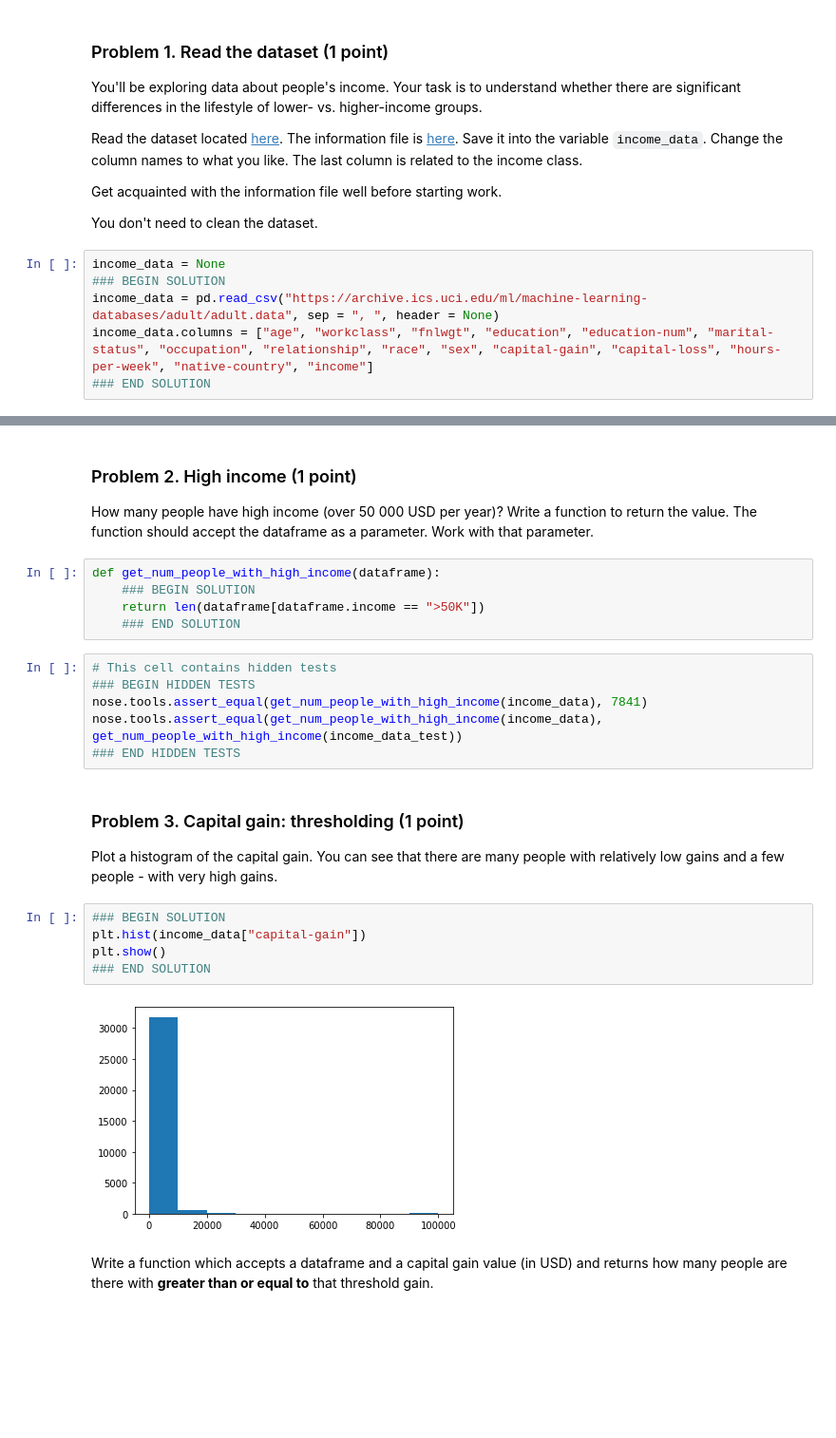
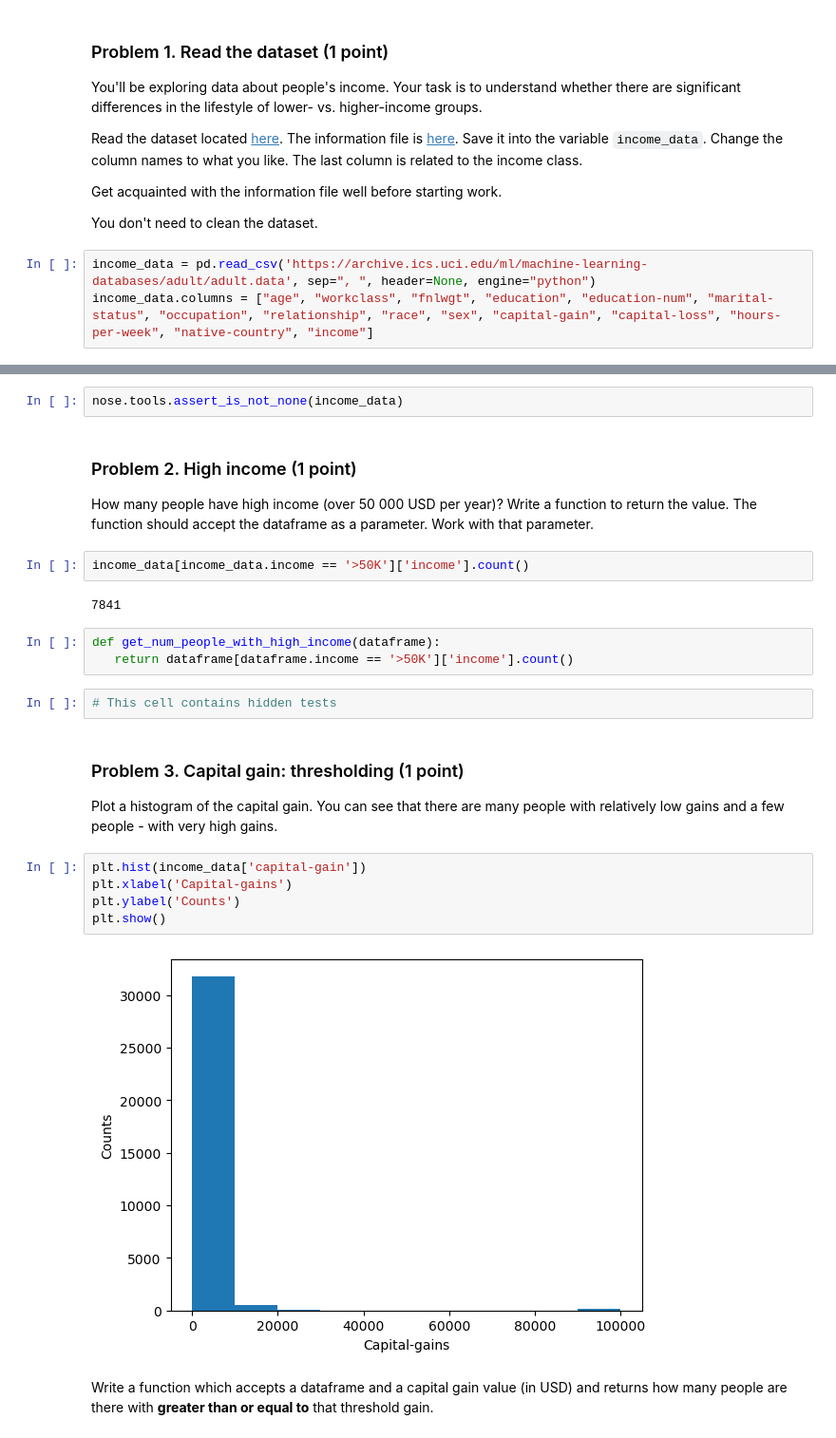
Before and after one commit to stilyan91/Data-Science-Softuni, a Jupyter notebook: 03.Data-Visualization-Explotary-Data-Analisys/Data Visualization and EDA Lab.ipynb, the cells around one changed output, grey strips where cells are left out. Shown: that part at 95% size. Drawn from its saved outputs; the diff is of its cells as text; blank space fills up the shorter version.

Commit message:
Lab for Data Visualization and EDA

```diff
--- a/03.Data-Visualization-Explotary-Data-Analisys/Data Visualization and EDA Lab.ipynb
+++ b/03.Data-Visualization-Explotary-Data-Analisys/Data Visualization and EDA Lab.ipynb
@@ -18,8 +18,5 @@ Get acquainted with the information file well before starting work.
 
 You don't need to clean the dataset.
 # %%
-income_data = None
-### BEGIN SOLUTION
-income_data = pd.read_csv("https://archive.ics.uci.edu/ml/machine-learning-databases/adult/adult.data", sep = ", ", header = None)
+income_data = pd.read_csv('https://archive.ics.uci.edu/ml/machine-learning-databases/adult/adult.data', sep=", ", header=None, engine="python")
 income_data.columns = ["age", "workclass", "fnlwgt", "education", "education-num", "marital-status", "occupation", "relationship", "race", "sex", "capital-gain", "capital-loss", "hours-per-week", "native-country", "income"]
-### END SOLUTION
@@ -34,26 +39,26 @@ nose.tools.assert_equal(income_data.shape, income_data_test.shape)
+# %%
+nose.tools.assert_is_not_none(income_data)
 # %% [markdown]
 ### Problem 2. High income (1 point)
 How many people have high income (over 50 000 USD per year)? Write a function to return the value. The function should accept the dataframe as a parameter. Work with that parameter.
+# %%
+income_data[income_data.income == '>50K']['income'].count()
+# %% [output]
+7841
 # %%
 def get_num_people_with_high_income(dataframe):
-    ### BEGIN SOLUTION
-    return len(dataframe[dataframe.income == ">50K"])
-    ### END SOLUTION
+   return dataframe[dataframe.income == '>50K']['income'].count()
-# %%
-# This cell contains hidden tests
-### BEGIN HIDDEN TESTS
-nose.tools.assert_equal(get_num_people_with_high_income(income_data), 7841)
-nose.tools.assert_equal(get_num_people_with_high_income(income_data), get_num_people_with_high_income(income_data_test))
-### END HIDDEN TESTS
+# %%
+# This cell contains hidden tests
 # %% [markdown]
 ### Problem 3. Capital gain: thresholding (1 point)
 Plot a histogram of the capital gain. You can see that there are many people with relatively low gains and a few people - with very high gains.
 # %%
-### BEGIN SOLUTION
-plt.hist(income_data["capital-gain"])
+plt.hist(income_data['capital-gain'])
+plt.xlabel('Capital-gains')
+plt.ylabel('Counts')
 plt.show()
-### END SOLUTION
 # %% [output]
-[figure, old version]
+[figure, new version]
 # %% [markdown]
 Write a function which accepts a dataframe and a capital gain value (in USD) and returns how many people are there with **greater than or equal to** that threshold gain.
```
Also changed, not shown: parts of 24 cells of this notebook.
